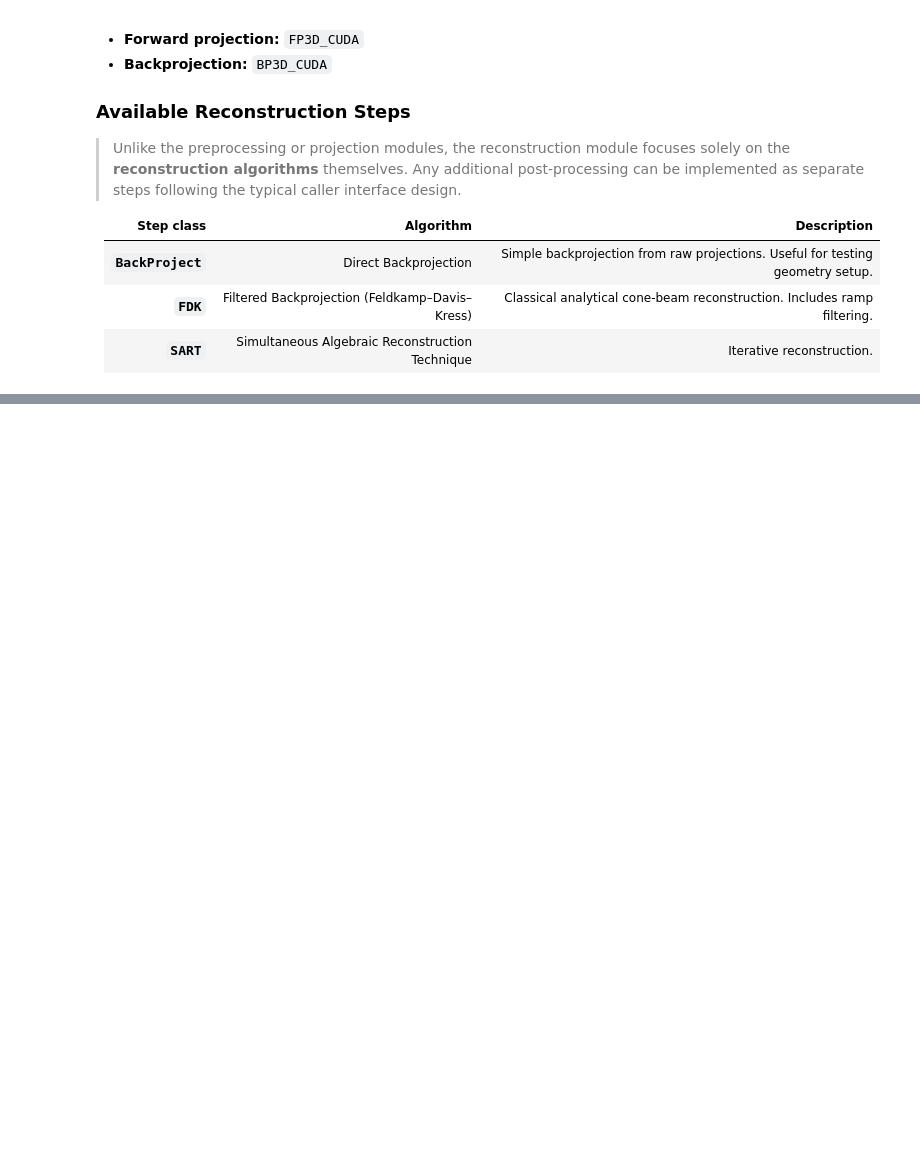
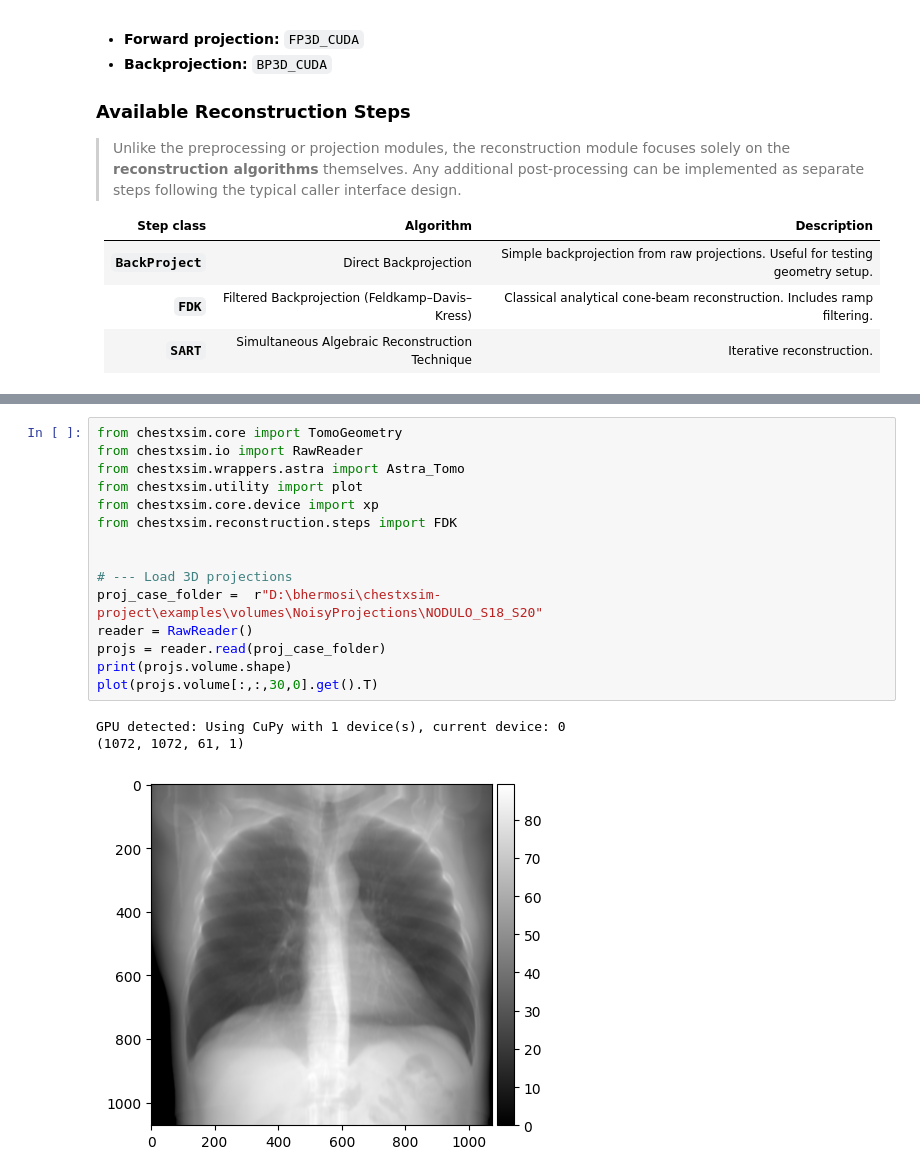
Before and after one commit to mabellag/ChestXSim, a Jupyter notebook: examples/notebooks/4. Reconstruction.ipynb, the cells around one changed output, grey strips where cells are left out. Drawn from its saved outputs; the diff is of its cells as text; blank space fills up the shorter version.

```diff
--- a/examples/notebooks/4. Reconstruction.ipynb
+++ b/examples/notebooks/4. Reconstruction.ipynb
@@ -46,0 +59,19 @@ The **`Astra_Tomo`** subclass provides the **concrete DCT implementation**, conf
+# %%
+from chestxsim.core import TomoGeometry
+from chestxsim.io import RawReader
+from chestxsim.wrappers.astra import Astra_Tomo
+from chestxsim.utility import plot
+from chestxsim.core.device import xp
+from chestxsim.reconstruction.steps import FDK
+
+
+# --- Load 3D projections
+proj_case_folder =  r"D:\bhermosi\chestxsim-project\examples\volumes\NoisyProjections\NODULO_S18_S20"
+reader = RawReader()
+projs = reader.read(proj_case_folder)
+print(projs.volume.shape)
+plot(projs.volume[:,:,30,0].get().T)
+# %% [output]
+GPU detected: Using CuPy with 1 device(s), current device: 0
+(1072, 1072, 61, 1)
+[figure, added]
```
Also changed, not shown: parts of 27 cells of this notebook, 7 other files.
